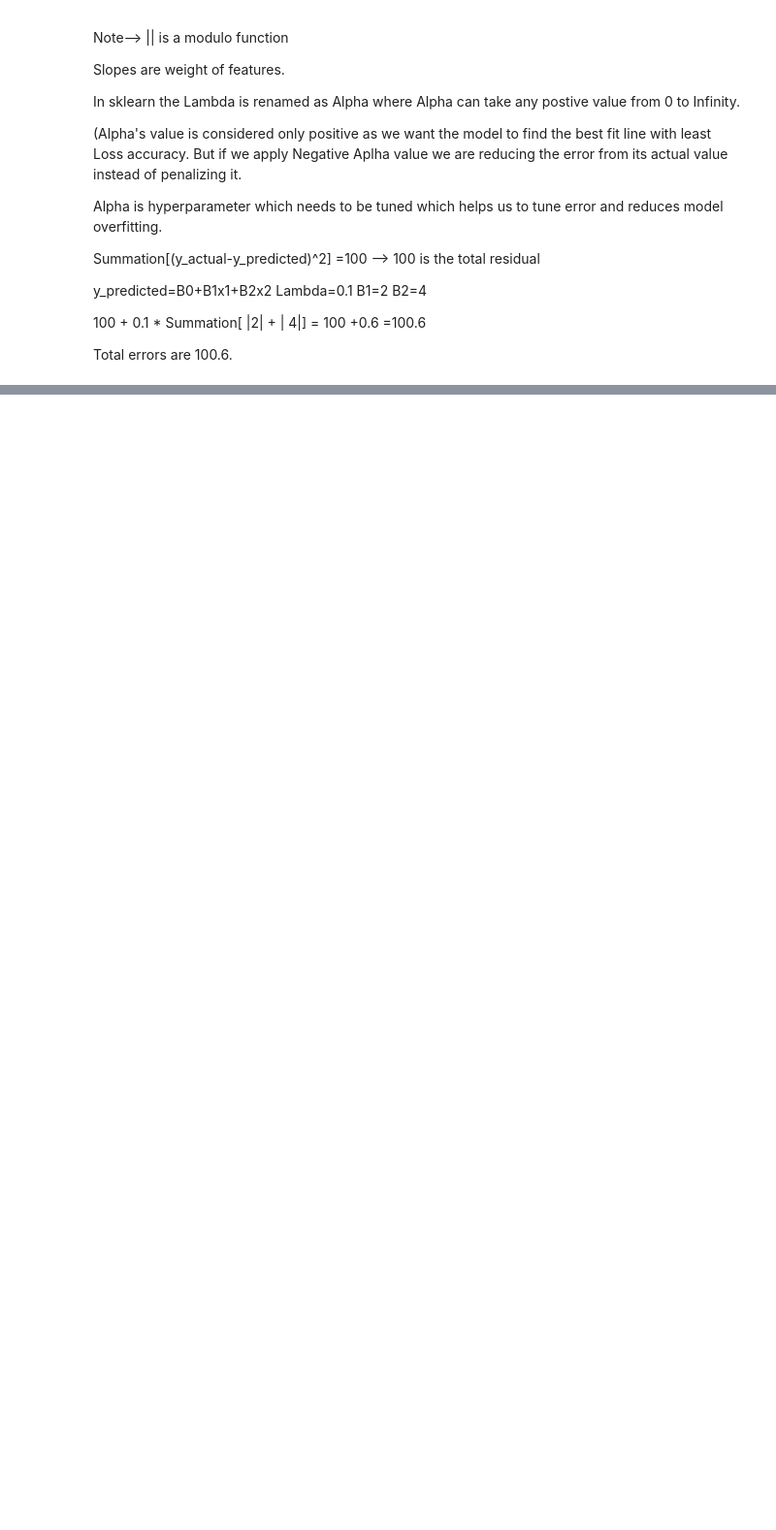
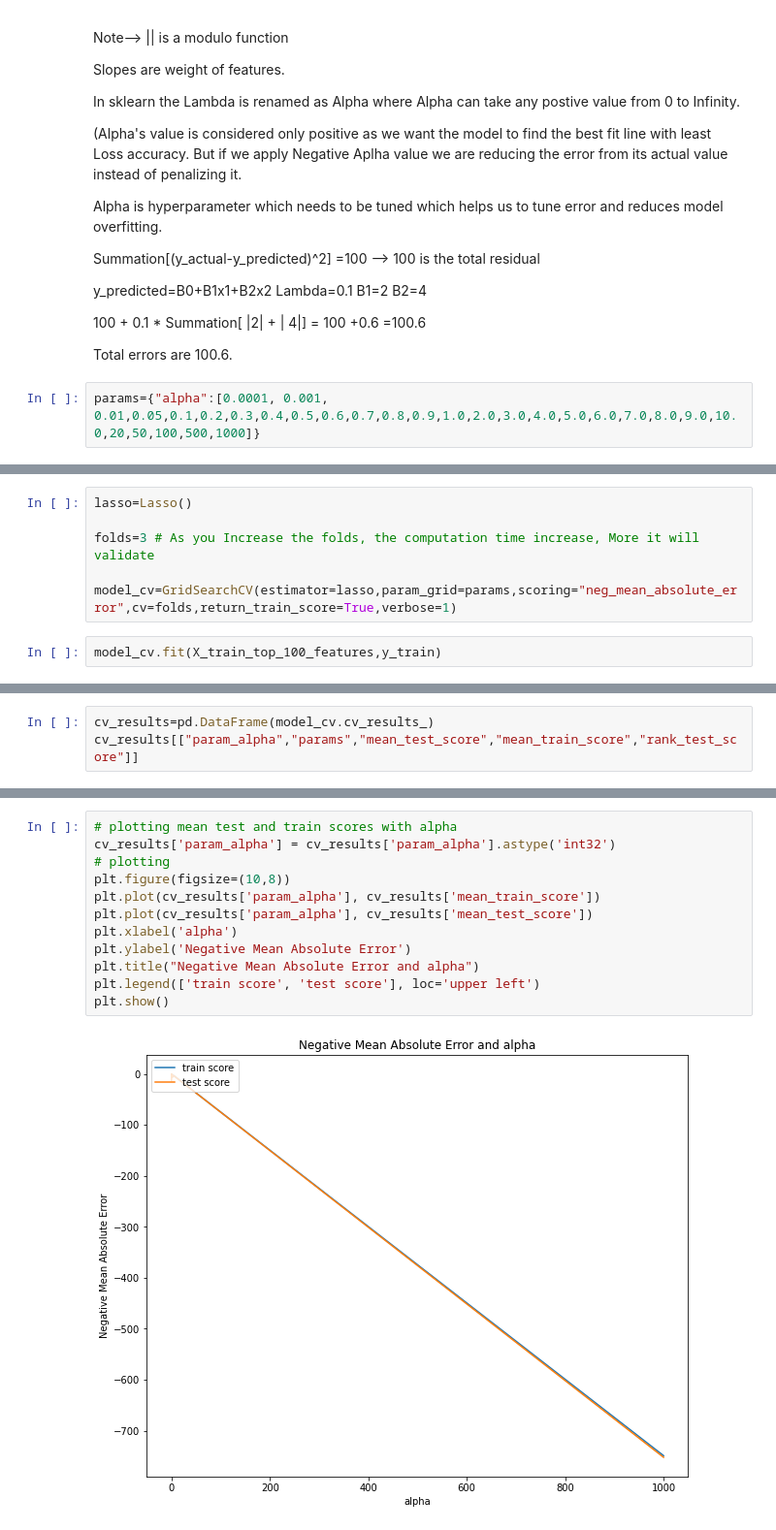
Before and after one commit to SwatiBGupta1110/ML_Regression, a Jupyter notebook: House_Price_Prediction_Using_Advanced_Regression.ipynb, the cells around one changed output, grey strips where cells are left out. Shown: that part at 97% size. Saved outputs shown, nothing was run; the diff lists cells and outputs as text; blank space fills up the shorter version.

```diff
--- a/House_Price_Prediction_Using_Advanced_Regression.ipynb
+++ b/House_Price_Prediction_Using_Advanced_Regression.ipynb
@@ -932,3 +932,5 @@ y_predicted=B0+B1x1+B2x2 Lambda=0.1 B1=2 B2=4
 100 + 0.1 * Summation[ |2| + | 4|] = 100 +0.6 =100.6
 
 Total errors are 100.6.
+# %%
+params={"alpha":[0.0001, 0.001, 0.01,0.05,0.1,0.2,0.3,0.4,0.5,0.6,0.7,0.8,0.9,1.0,2.0,3.0,4.0,5.0,6.0,7.0,8.0,9.0,10.0,20,50,100,500,1000]}
@@ -934,0 +940,8 @@ Total errors are 100.6.
+# %%
+lasso=Lasso()
+
+folds=3 # As you Increase the folds, the computation time increase, More it will validate
+
+model_cv=GridSearchCV(estimator=lasso,param_grid=params,scoring="neg_mean_absolute_error",cv=folds,return_train_score=True,verbose=1)
+# %%
+model_cv.fit(X_train_top_100_features,y_train)
@@ -934,0 +957,3 @@ Total errors are 100.6.
+# %%
+cv_results=pd.DataFrame(model_cv.cv_results_)
+cv_results[["param_alpha","params","mean_test_score","mean_train_score","rank_test_score"]]
@@ -934,0 +978,14 @@ Total errors are 100.6.
+# %%
+# plotting mean test and train scores with alpha
+cv_results['param_alpha'] = cv_results['param_alpha'].astype('int32')
+# plotting
+plt.figure(figsize=(10,8))
+plt.plot(cv_results['param_alpha'], cv_results['mean_train_score'])
+plt.plot(cv_results['param_alpha'], cv_results['mean_test_score'])
+plt.xlabel('alpha')
+plt.ylabel('Negative Mean Absolute Error')
+plt.title("Negative Mean Absolute Error and alpha")
+plt.legend(['train score', 'test score'], loc='upper left')
+plt.show()
+# %% [output]
+[figure, added]
```
Also changed, not shown: parts of 5 cells of this notebook.
